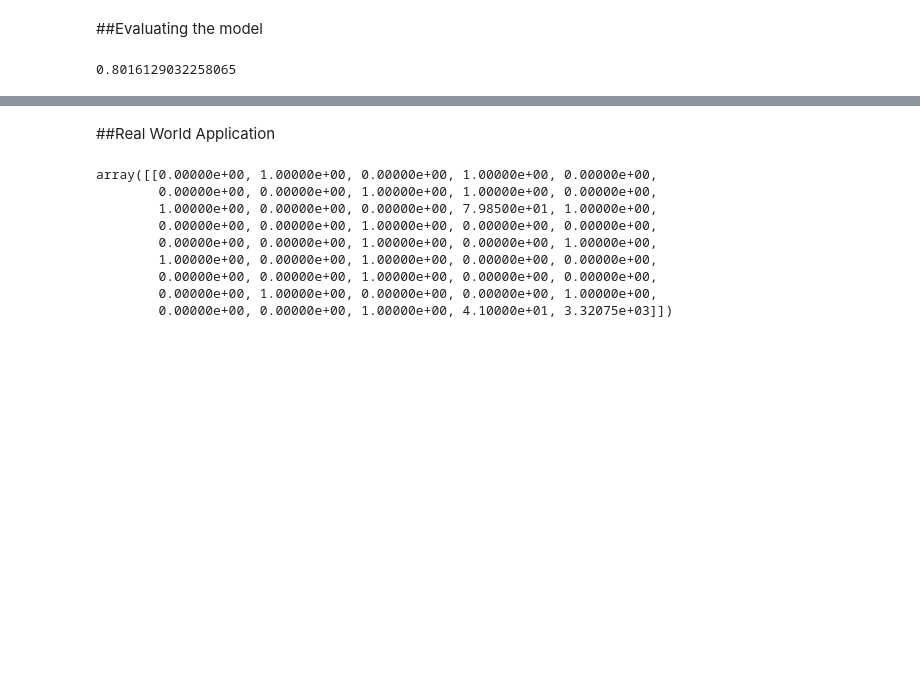
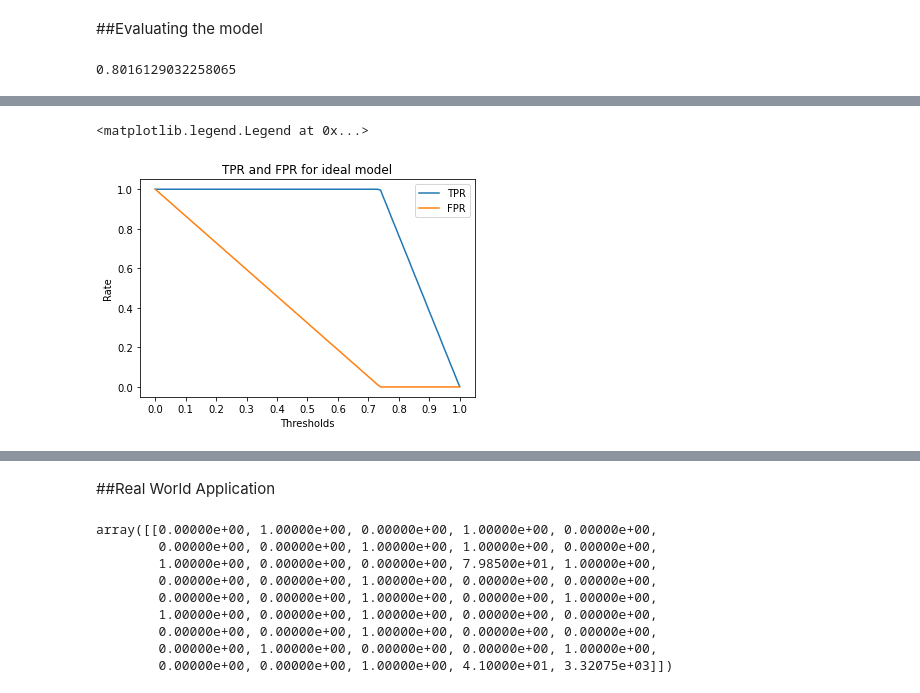
Before and after one commit to saif-byte/DataSciencePortfolio, a Jupyter notebook: Churn Prediction/Churn_or_not_Churn.ipynb, the cells around one changed output, grey strips where cells are left out. Drawn from its saved outputs; the diff is of its cells as text; code cells hidden in the pictures; blank space fills up the shorter version.

```diff
--- a/Churn Prediction/Churn_or_not_Churn.ipynb
+++ b/Churn Prediction/Churn_or_not_Churn.ipynb
@@ -491,0 +641,8 @@ churn = y_pred>=0.5
+# %%
+#The ideal model is a model that always makes correct predictions.
+num_neg = (y_val==0).sum()
+num_pos = (y_val==1).sum()
+y_ideal = np.repeat([0,1],[num_neg,num_pos])
+y_pred_ideal = np.linspace(0,1,num_neg+num_pos)
+df_ideal = tpr_fpr_dataframe(y_ideal , y_pred_ideal)
+df_ideal[::10]
@@ -491,0 +662,11 @@ churn = y_pred>=0.5
+# %%
+plt.plot(df_ideal.threshold, df_ideal.tpr, label="TPR")
+plt.plot(df_ideal.threshold , df_ideal.fpr , label="FPR")
+plt.xticks(np.arange(0, 1+0.1, 0.1))
+plt.xlabel("Thresholds")
+plt.ylabel("Rate")
+plt.title("TPR and FPR for ideal model")
+plt.legend()
+# %% [output]
+<matplotlib.legend.Legend at 0x...>
+[figure, added]
```
Also changed, not shown: parts of 46 cells of this notebook.
